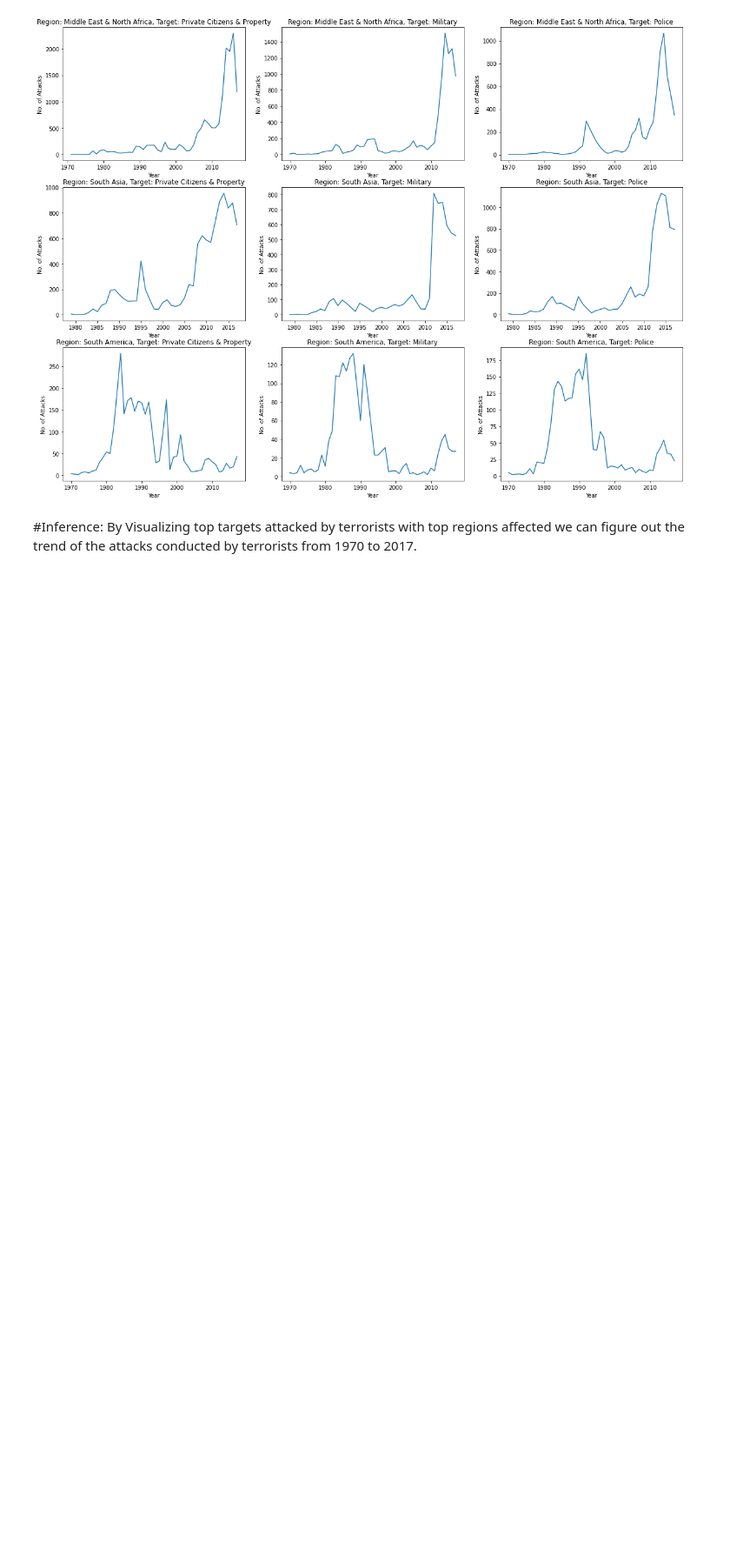
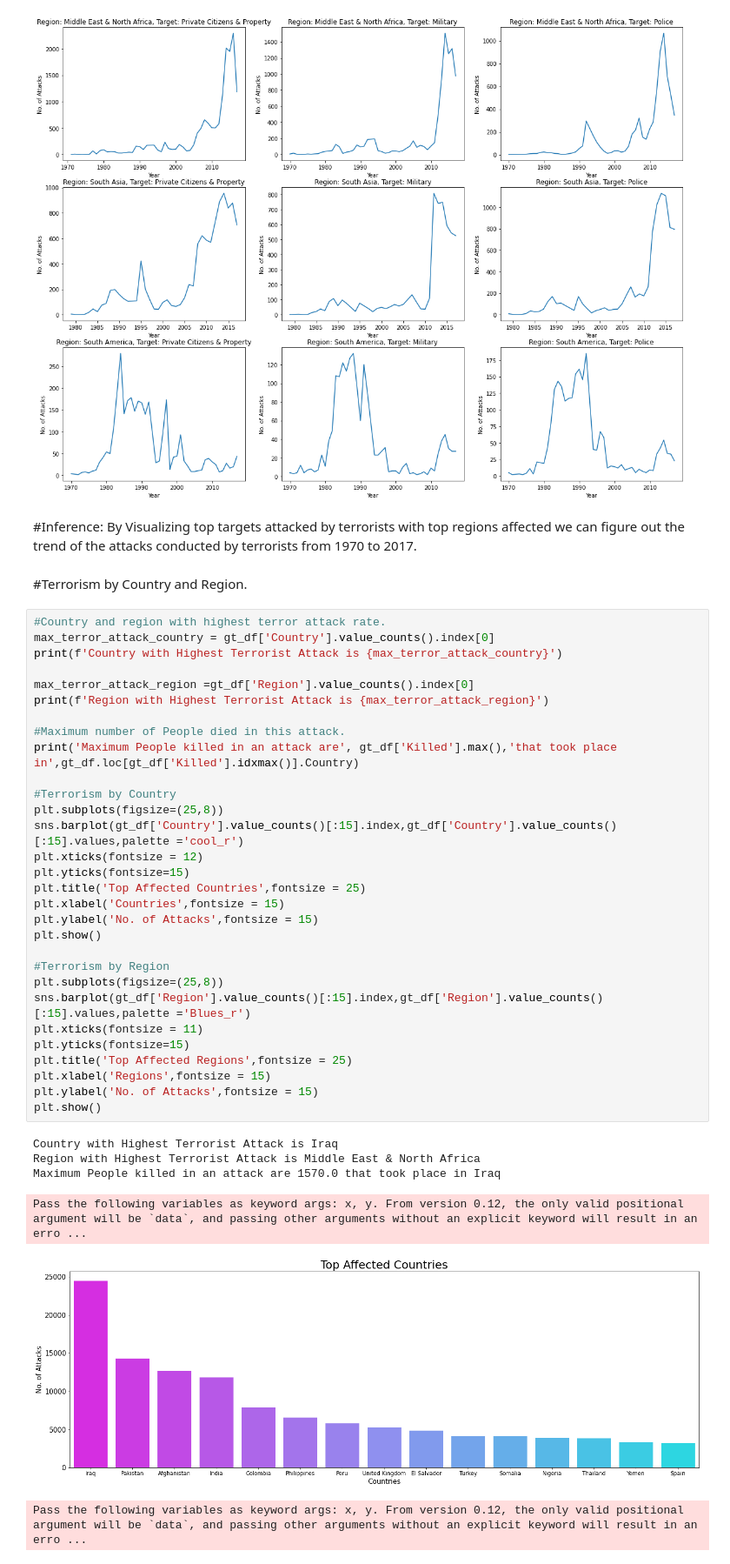
Before and after one commit to yashpatil454/Global_Terrorism_EDA_I, a Jupyter notebook: Team_Global_Terrorism_Analysis_Capstone_Project_I.ipynb, the cells around one changed output. Shown: that part at 87% size. Cells and saved outputs as stored; diff of their text form; blank space fills up the shorter version.

```diff
--- a/Team_Global_Terrorism_Analysis_Capstone_Project_I.ipynb
+++ b/Team_Global_Terrorism_Analysis_Capstone_Project_I.ipynb
@@ -169,3 +222,42 @@ for i in range(9):
 # %% [markdown]
 #Inference:
 By Visualizing top targets attacked by terrorists with top regions affected we can figure out the trend of the attacks conducted by terrorists from 1970 to 2017.
+# %% [markdown]
+#Terrorism by Country and Region.
+# %%
+#Country and region with highest terror attack rate.
+max_terror_attack_country = gt_df['Country'].value_counts().index[0]
+print(f'Country with Highest Terrorist Attack is {max_terror_attack_country}')
+
+max_terror_attack_region =gt_df['Region'].value_counts().index[0]
+print(f'Region with Highest Terrorist Attack is {max_terror_attack_region}')
+
+#Maximum number of People died in this attack.
+print('Maximum People killed in an attack are', gt_df['Killed'].max(),'that took place in',gt_df.loc[gt_df['Killed'].idxmax()].Country)
+
+#Terrorism by Country
+plt.subplots(figsize=(25,8))
+sns.barplot(gt_df['Country'].value_counts()[:15].index,gt_df['Country'].value_counts()[:15].values,palette ='cool_r')
+plt.xticks(fontsize = 12)
+plt.yticks(fontsize=15)
+plt.title('Top Affected Countries',fontsize = 25)
+plt.xlabel('Countries',fontsize = 15)
+plt.ylabel('No. of Attacks',fontsize = 15)
+plt.show()
+
+#Terrorism by Region
+plt.subplots(figsize=(25,8))
+sns.barplot(gt_df['Region'].value_counts()[:15].index,gt_df['Region'].value_counts()[:15].values,palette ='Blues_r')
+plt.xticks(fontsize = 11)
+plt.yticks(fontsize=15)
+plt.title('Top Affected Regions',fontsize = 25)
+plt.xlabel('Regions',fontsize = 15)
+plt.ylabel('No. of Attacks',fontsize = 15)
+plt.show()
+# %% [output]
+Country with Highest Terrorist Attack is Iraq
+Region with Highest Terrorist Attack is Middle East & North Africa
+Maximum People killed in an attack are 1570.0 that took place in Iraq
+Pass the following variables as keyword args: x, y. From version 0.12, the only valid positional argument will be `data`, and passing other arguments without an explicit keyword will result in an erro ...
+[figure, added]
+Pass the following variables as keyword args: x, y. From version 0.12, the only valid positional argument will be `data`, and passing other arguments without an explicit keyword will result in an erro ...
```
Also changed, not shown: parts of 13 cells of this notebook.
